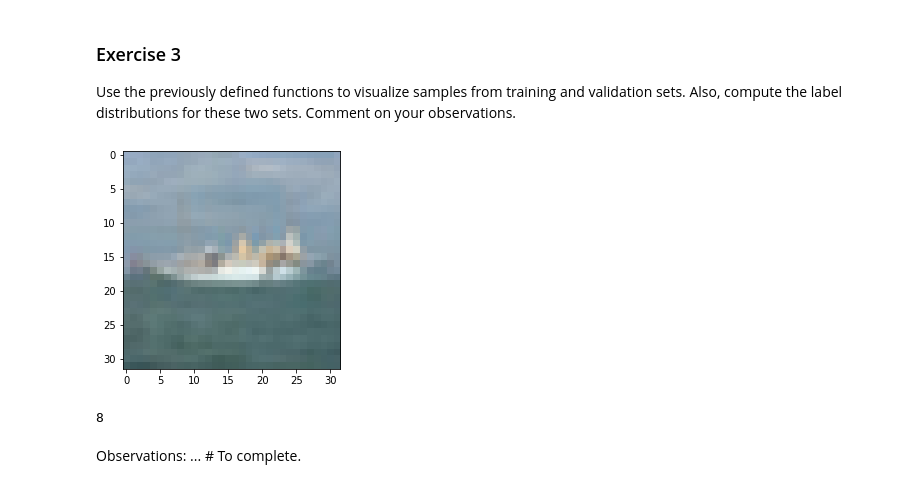
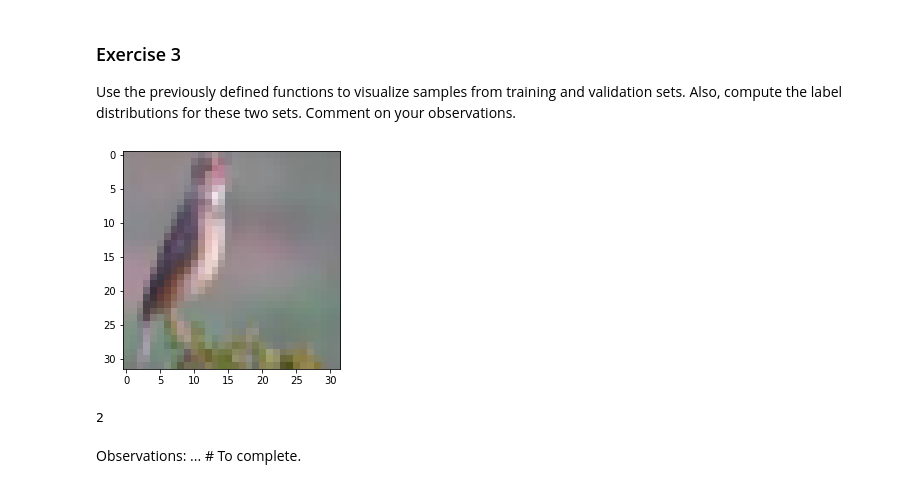
Before and after one commit to delemarchand2020/IVADO_MILA_DL, a Jupyter notebook: week1_tutorial_denis_lemarchand.ipynb, the cells around one changed output. Saved outputs shown, nothing was run; the diff lists cells and outputs as text; code cells hidden in the pictures.

```diff
--- a/week1_tutorial_denis_lemarchand.ipynb
+++ b/week1_tutorial_denis_lemarchand.ipynb
@@ -271,11 +271,12 @@ def plot_dataset_histogram(labels, title='Label distribution', rel_freq=False):
 Use the previously defined functions to visualize samples from training and validation sets. Also, compute the label distributions for these two sets. Comment on your observations.
 # %%
 # plot a given sample from the training dataset and retrieve its label
-plot_image(train_imgs[11]) # To complete.
-train_labels[11]
+img = train_imgs[0]
+plot_image(img) # To complete.
+train_labels[0]
 # %% [output]
-[figure, old version]
+[figure, new version]
-8
+2
 # %% [markdown]
 Observations:
 ... # To complete.
```
Also changed, not shown: parts of 3 cells of this notebook.
